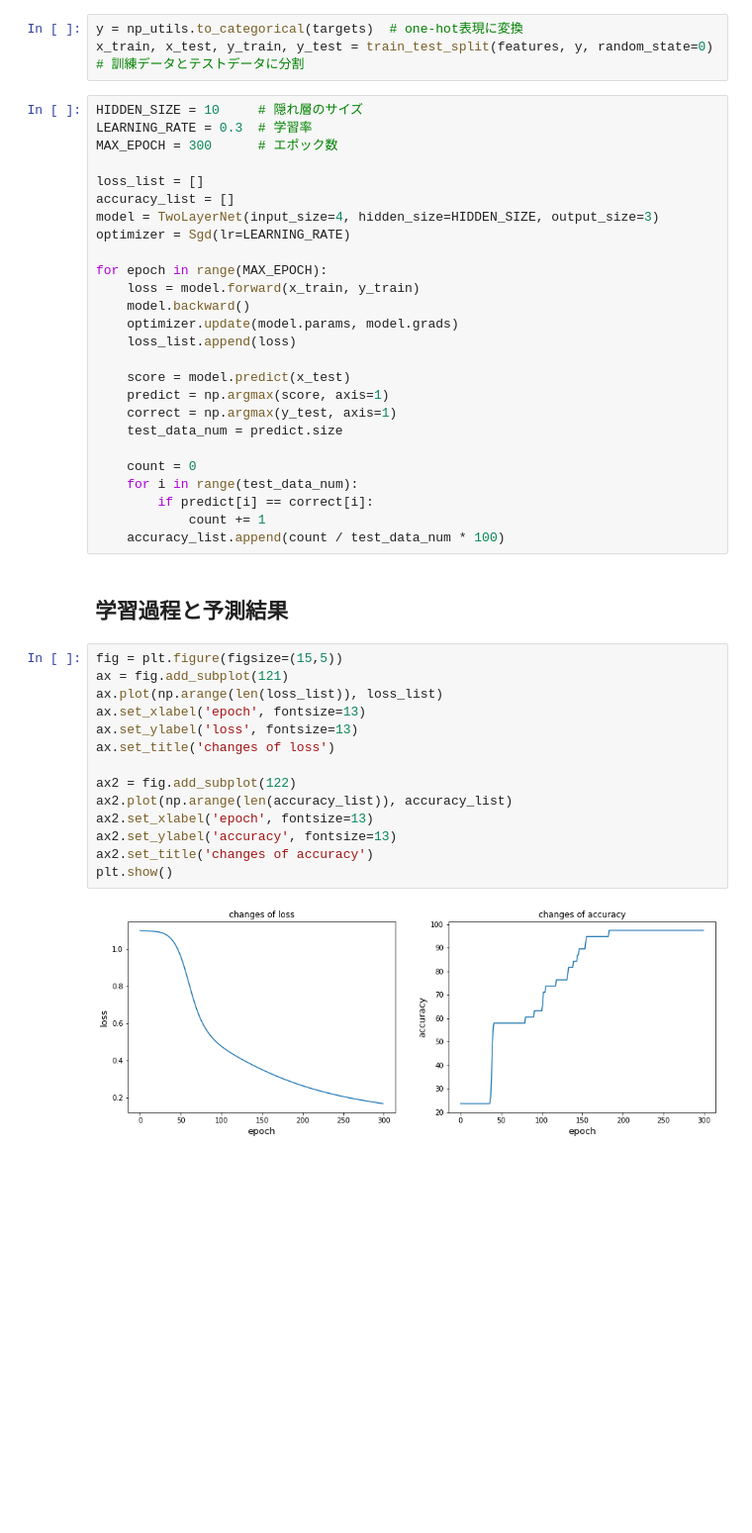
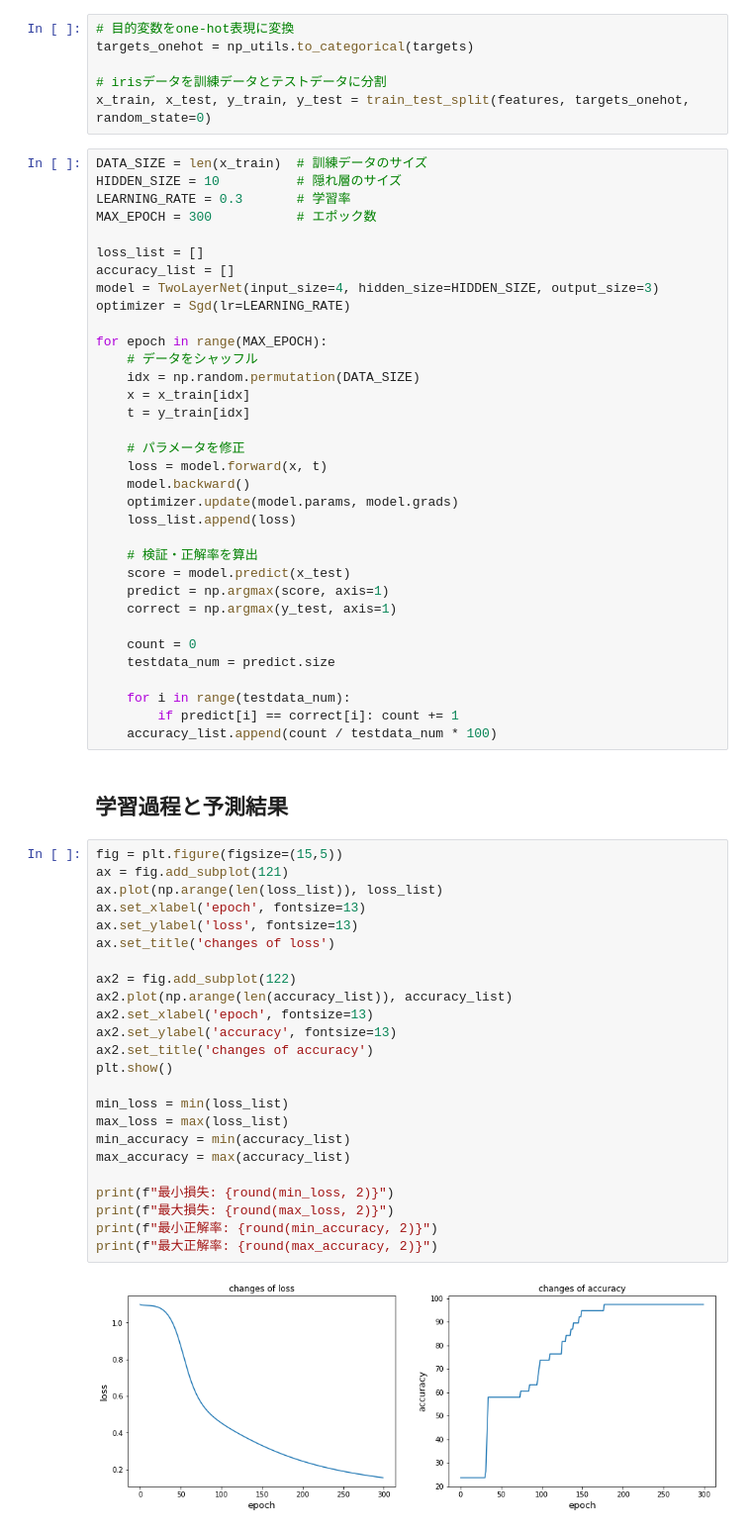
Before and after one commit to yamayuz/sklearn_iris, a Jupyter notebook: sklearn_iris.ipynb, the cells around one changed output. Shown at 99% size. Cells and saved outputs as stored; diff of their text form; blank space fills up the shorter version.

```diff
--- a/sklearn_iris.ipynb
+++ b/sklearn_iris.ipynb
@@ -56,12 +60,16 @@ plt.show()
 # %% [markdown]
 ## ニューラルネットワークの学習
 # %%
-y = np_utils.to_categorical(targets)  # one-hot表現に変換
-x_train, x_test, y_train, y_test = train_test_split(features, y, random_state=0) # 訓練データとテストデータに分割
+# 目的変数をone-hot表現に変換
+targets_onehot = np_utils.to_categorical(targets)
+
+# irisデータを訓練データとテストデータに分割
+x_train, x_test, y_train, y_test = train_test_split(features, targets_onehot, random_state=0)
 # %%
-HIDDEN_SIZE = 10     # 隠れ層のサイズ
-LEARNING_RATE = 0.3  # 学習率
-MAX_EPOCH = 300      # エポック数
+DATA_SIZE = len(x_train)  # 訓練データのサイズ
+HIDDEN_SIZE = 10          # 隠れ層のサイズ
+LEARNING_RATE = 0.3       # 学習率
+MAX_EPOCH = 300           # エポック数
 
 loss_list = []
 accuracy_list = []
@@ -69,36 +77,53 @@ model = TwoLayerNet(input_size=4, hidden_size=HIDDEN_SIZE, output_size=3)
 optimizer = Sgd(lr=LEARNING_RATE)
 
 for epoch in range(MAX_EPOCH):
-    loss = model.forward(x_train, y_train)
+    # データをシャッフル
+    idx = np.random.permutation(DATA_SIZE)
+    x = x_train[idx]
+    t = y_train[idx]
+
+    # パラメータを修正
+    loss = model.forward(x, t)
     model.backward()
     optimizer.update(model.params, model.grads)
     loss_list.append(loss)
 
+    # 検証・正解率を算出
     score = model.predict(x_test)
     predict = np.argmax(score, axis=1)
     correct = np.argmax(y_test, axis=1)
-    test_data_num = predict.size
 
     count = 0
-    for i in range(test_data_num):
-        if predict[i] == correct[i]:
-            count += 1
-    accuracy_list.append(count / test_data_num * 100)
+    testdata_num = predict.size
+
+    for i in range(testdata_num):
+        if predict[i] == correct[i]: count += 1
+    accuracy_list.append(count / testdata_num * 100)
 # %% [markdown]
 ## 学習過程と予測結果
 # %%
 fig = plt.figure(figsize=(15,5))
 ax = fig.add_subplot(121)
 ax.plot(np.arange(len(loss_list)), loss_list)
 ax.set_xlabel('epoch', fontsize=13)
 ax.set_ylabel('loss', fontsize=13)
 ax.set_title('changes of loss')
 
 ax2 = fig.add_subplot(122)
 ax2.plot(np.arange(len(accuracy_list)), accuracy_list)
 ax2.set_xlabel('epoch', fontsize=13)
 ax2.set_ylabel('accuracy', fontsize=13)
 ax2.set_title('changes of accuracy')
 plt.show()
+
+min_loss = min(loss_list)
+max_loss = max(loss_list)
+min_accuracy = min(accuracy_list)
+max_accuracy = max(accuracy_list)
+
+print(f"最小損失: {round(min_loss, 2)}")
+print(f"最大損失: {round(max_loss, 2)}")
+print(f"最小正解率: {round(min_accuracy, 2)}")
+print(f"最大正解率: {round(max_accuracy, 2)}")
 # %% [output]
-[figure, old version]
+[figure, new version]
```
Also changed, not shown: parts of 3 cells of this notebook, 1 other file.
